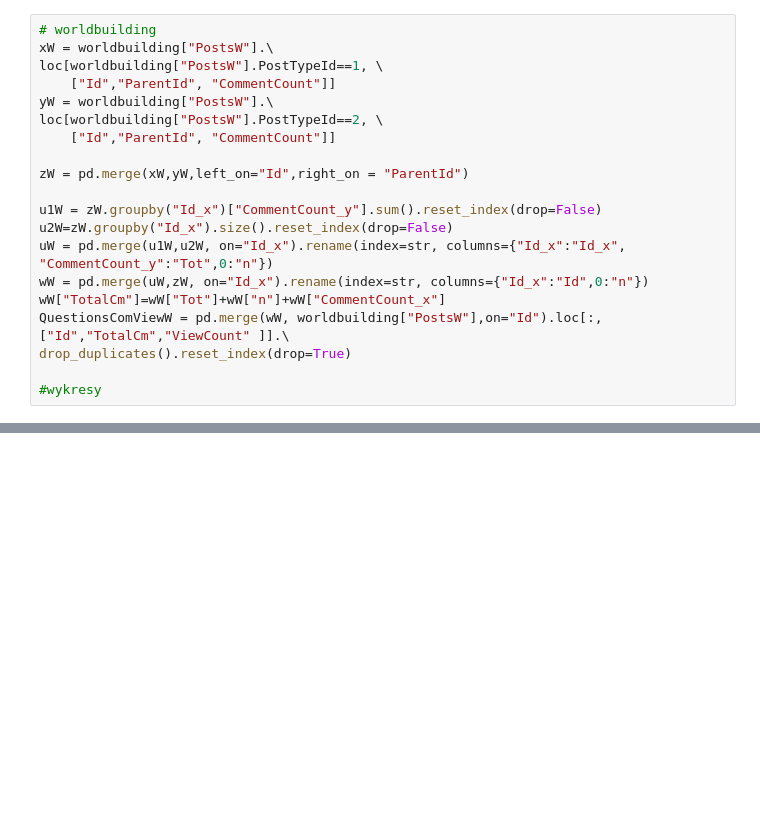
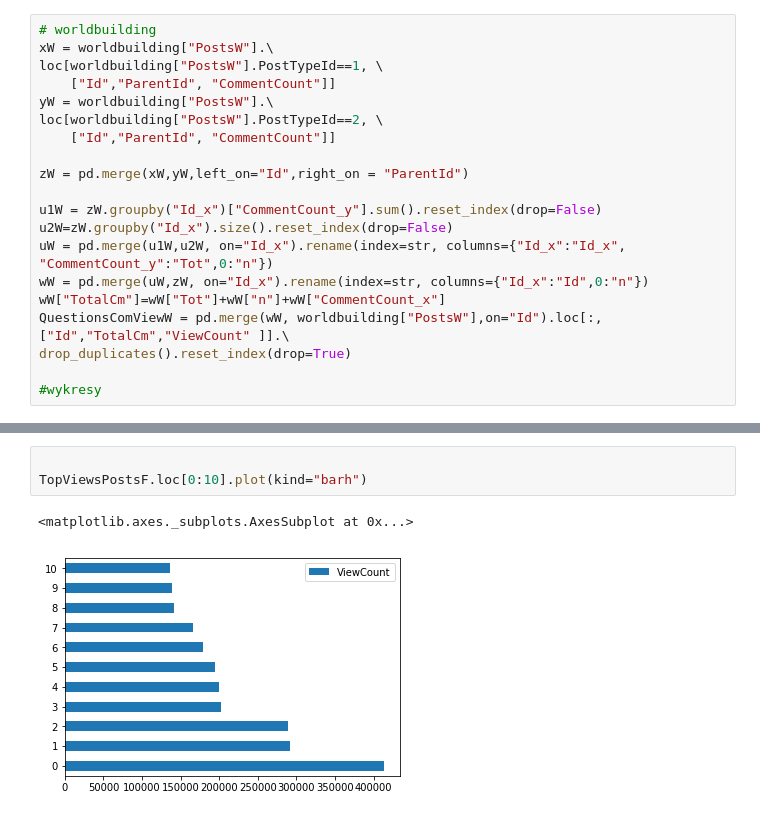
Before and after one commit to paldynaagata/StackExchangeWebsitesDataAnalysis, a Jupyter notebook: PADPY/data_analys.ipynb, the cells around one changed output, grey strips where cells are left out. Drawn from its saved outputs; the diff is of its cells as text; blank space fills up the shorter version.

```diff
--- a/PADPY/data_analys.ipynb
+++ b/PADPY/data_analys.ipynb
@@ -135,0 +182,6 @@ ImportError: cannot import name 'Timestamp' from 'pandas.lib' (/opt/anaconda3/li
+# %%
+
+TopViewsPostsF.loc[0:10].plot(kind="barh")
+# %% [output]
+<matplotlib.axes._subplots.AxesSubplot at 0x...>
+[figure, added]
```
Also changed, not shown: parts of 9 cells of this notebook.
